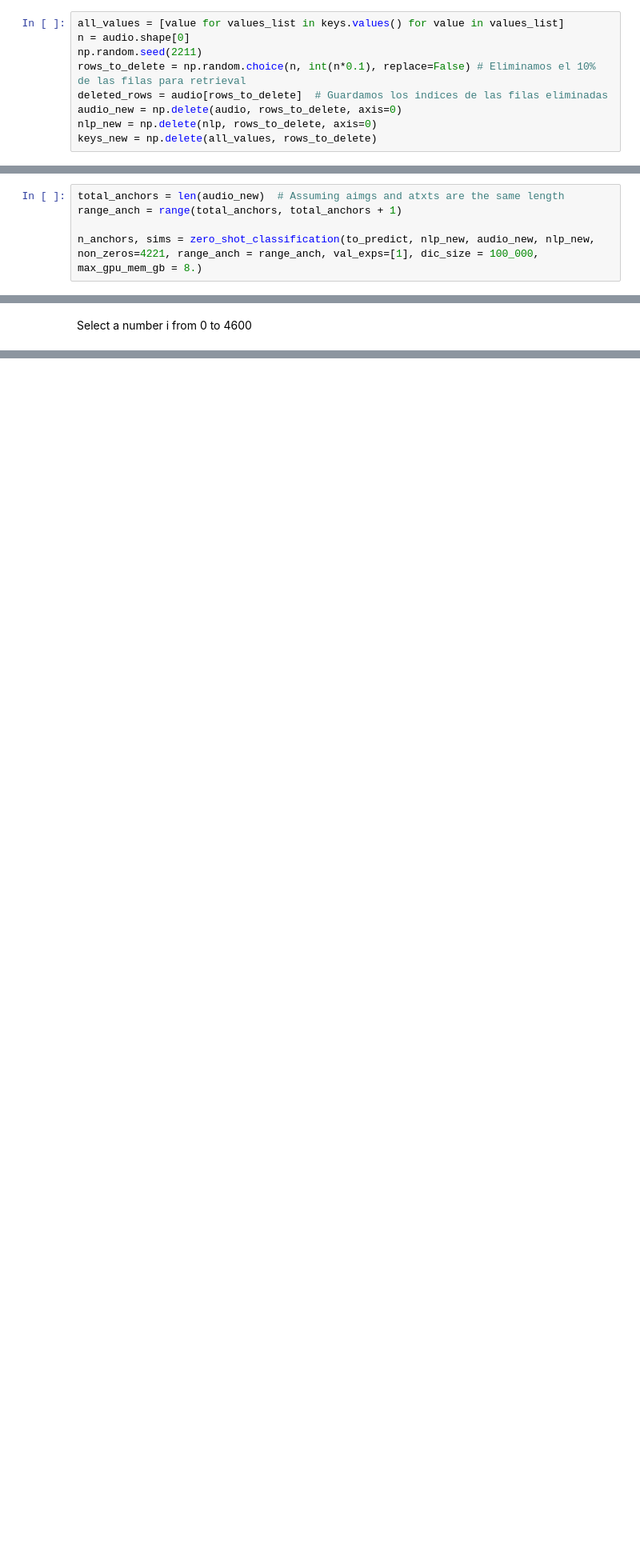
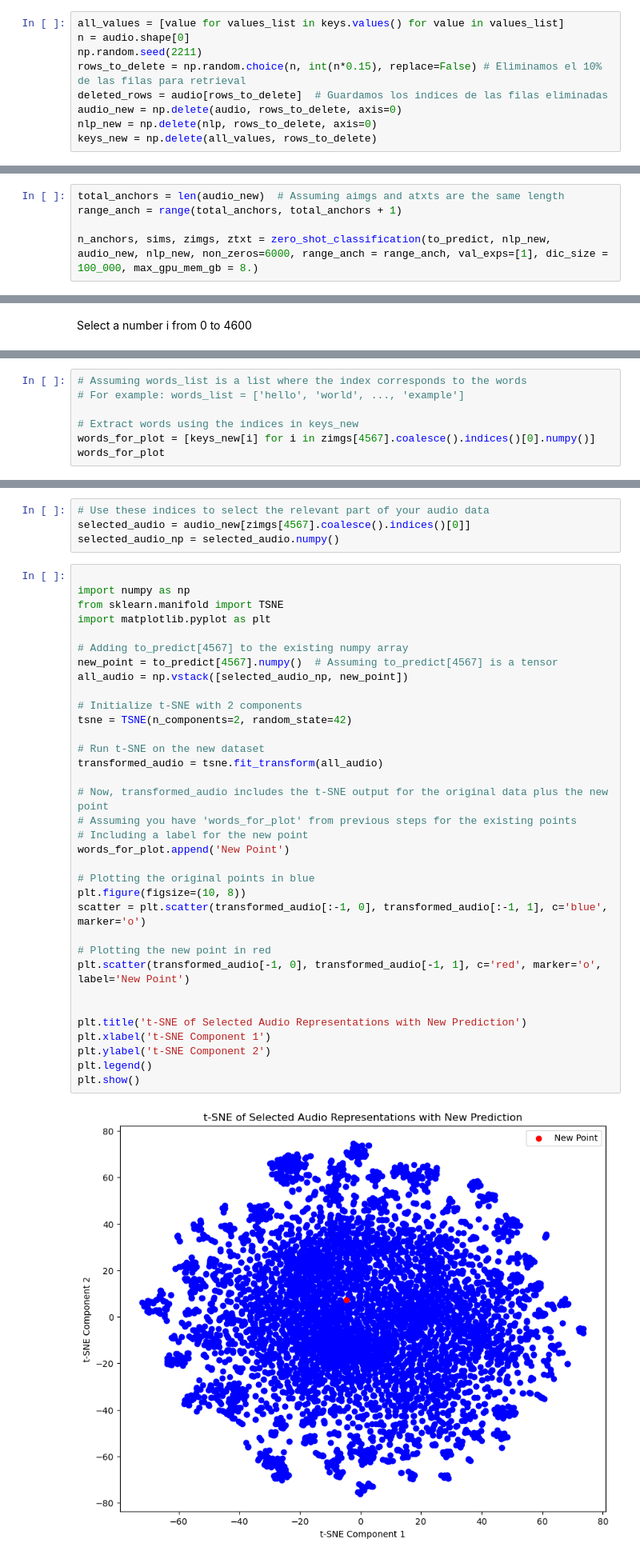
Before and after one commit to ceciliabolanos/layer-analysis, a Jupyter notebook: experiments/ASIF_retrieval_totest.ipynb, the cells around one changed output, grey strips where cells are left out. Shown: that part at 80% size. Cells and saved outputs as stored; diff of their text form; blank space fills up the shorter version.

```diff
--- a/experiments/ASIF_retrieval_totest.ipynb
+++ b/experiments/ASIF_retrieval_totest.ipynb
@@ -174,7 +174,7 @@ with open('../words_in_order1.json', 'r') as f:
 all_values = [value for values_list in keys.values() for value in values_list]
 n = audio.shape[0]
 np.random.seed(2211)
-rows_to_delete = np.random.choice(n, int(n*0.1), replace=False) # Eliminamos el 10% de las filas para retrieval
+rows_to_delete = np.random.choice(n, int(n*0.15), replace=False) # Eliminamos el 10% de las filas para retrieval
 deleted_rows = audio[rows_to_delete]  # Guardamos los indices de las filas eliminadas
 audio_new = np.delete(audio, rows_to_delete, axis=0)
 nlp_new = np.delete(nlp, rows_to_delete, axis=0)
@@ -189,7 +189,7 @@ to_predict = torch.from_numpy(deleted_rows)
 total_anchors = len(audio_new)  # Assuming aimgs and atxts are the same length
 range_anch = range(total_anchors, total_anchors + 1)
 
-n_anchors, sims = zero_shot_classification(to_predict, nlp_new, audio_new, nlp_new, non_zeros=4221, range_anch = range_anch, val_exps=[1], dic_size = 100_000, max_gpu_mem_gb = 8.)
+n_anchors, sims, zimgs, ztxt = zero_shot_classification(to_predict, nlp_new, audio_new, nlp_new, non_zeros=6000, range_anch = range_anch, val_exps=[1], dic_size = 100_000, max_gpu_mem_gb = 8.)
 # %% [markdown]
 # Test de retrieval
 # %% [markdown]
@@ -196,0 +201,7 @@ Select a number i from 0 to 4600
+# %%
+# Assuming words_list is a list where the index corresponds to the words
+# For example: words_list = ['hello', 'world', ..., 'example']
+
+# Extract words using the indices in keys_new
+words_for_plot = [keys_new[i] for i in zimgs[4567].coalesce().indices()[0].numpy()]
+words_for_plot
@@ -206,0 +246,40 @@ keys_new[indices[0]]
+# %%
+# Use these indices to select the relevant part of your audio data
+selected_audio = audio_new[zimgs[4567].coalesce().indices()[0]]
+selected_audio_np = selected_audio.numpy()
+# %%
+
+import numpy as np
+from sklearn.manifold import TSNE
+import matplotlib.pyplot as plt
+
+# Adding to_predict[4567] to the existing numpy array
+new_point = to_predict[4567].numpy()  # Assuming to_predict[4567] is a tensor
+all_audio = np.vstack([selected_audio_np, new_point])
+
+# Initialize t-SNE with 2 components
+tsne = TSNE(n_components=2, random_state=42)
+
+# Run t-SNE on the new dataset
+transformed_audio = tsne.fit_transform(all_audio)
+
+# Now, transformed_audio includes the t-SNE output for the original data plus the new point
+# Assuming you have 'words_for_plot' from previous steps for the existing points
+# Including a label for the new point
+words_for_plot.append('New Point')
+
+# Plotting the original points in blue
+plt.figure(figsize=(10, 8))
+scatter = plt.scatter(transformed_audio[:-1, 0], transformed_audio[:-1, 1], c='blue', marker='o')
+
+# Plotting the new point in red
+plt.scatter(transformed_audio[-1, 0], transformed_audio[-1, 1], c='red', marker='o', label='New Point')
+
+
+plt.title('t-SNE of Selected Audio Representations with New Prediction')
+plt.xlabel('t-SNE Component 1')
+plt.ylabel('t-SNE Component 2')
+plt.legend()
+plt.show()
+# %% [output]
+[figure, added]
```
Also changed, not shown: parts of 8 cells of this notebook, 13 other files.
